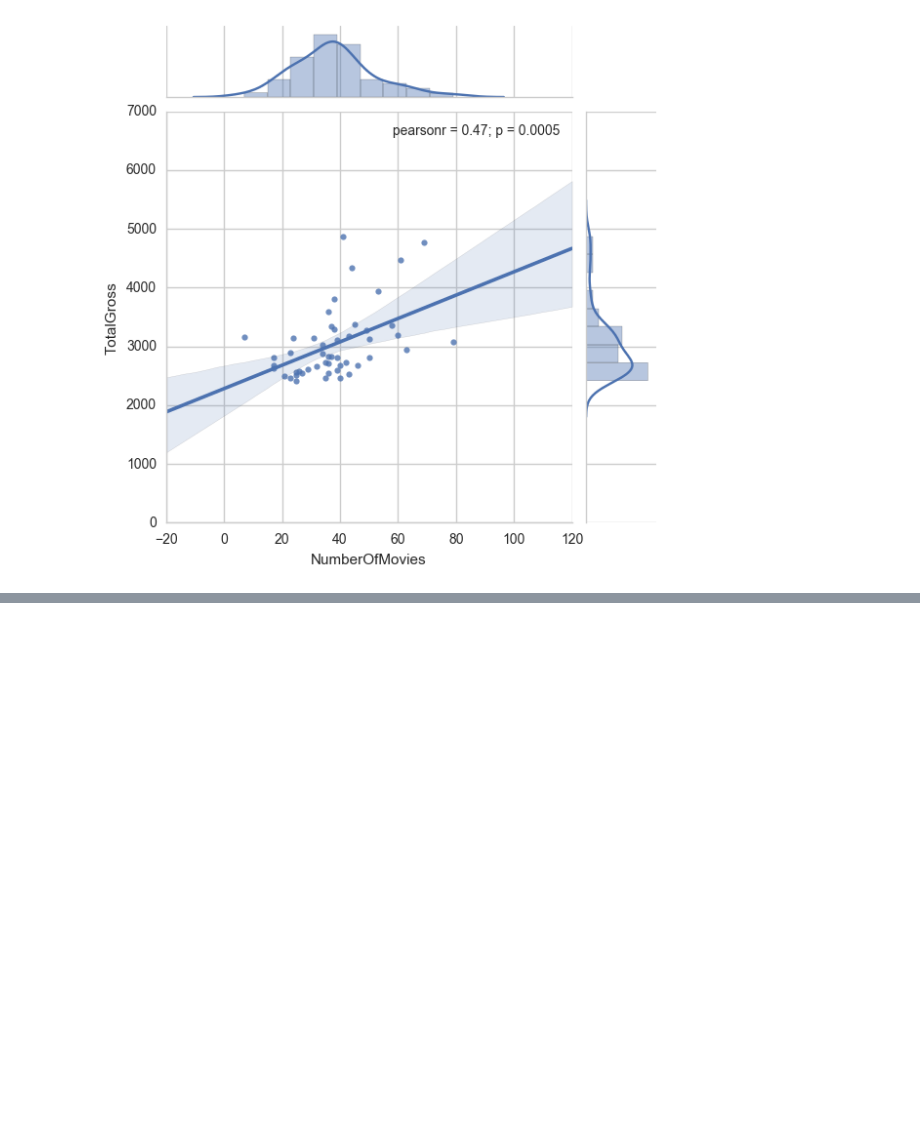
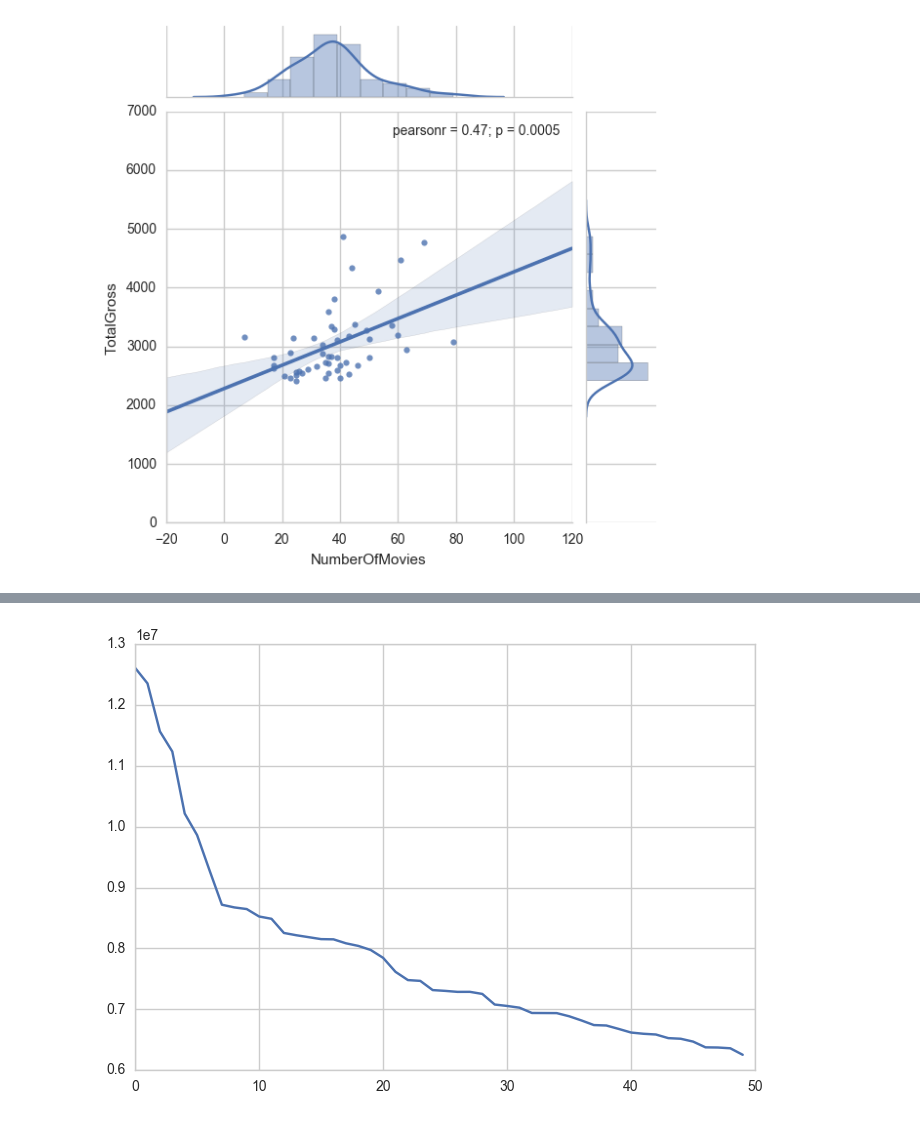
Before and after one commit to omoju/Fundamentals, a Jupyter notebook: Data/data_ML_LogisticRegression.ipynb, the cells around one changed output, grey strips where cells are left out. Saved outputs shown, nothing was run; the diff lists cells and outputs as text; code cells hidden in the pictures; blank space fills up the shorter version.

```diff
--- a/Data/data_ML_LogisticRegression.ipynb
+++ b/Data/data_ML_LogisticRegression.ipynb
@@ -189,7 +169,7 @@ class LinearRegression():
         True or false depending if gradient descent should be used when training. If
         false then we use batch optimization by least squares.
     """
-    def __init__(self, n_iterations=100, learning_rate=0.001, gradient_descent=True):
+    def __init__(self, n_iterations=100, learning_rate=0.001, gradient_descent=False):
         self.w = None
         self.n_iterations = n_iterations
         self.learning_rate = learning_rate
@@ -207,6 +187,7 @@ class LinearRegression():
             for _ in range(self.n_iterations):
                 # Gradient of squared loss w.r.t the weights
                 w_gradient = X.T.dot(X.dot(self.w) - y)
+                print(w_gradient)
                 # Move against the gradient to minimize loss
                 self.w -= self.learning_rate * w_gradient
         # Get weights by least squares (by pseudoinverse)
@@ -216,6 +197,8 @@ class LinearRegression():
             X_sq_inv = V.dot(np.linalg.pinv(S)).dot(U.T)
             self.w = X_sq_inv.dot(X.T).dot(y)
 
+        return(self.w)
+
     def predict(self, X):
         # Insert constant ones for bias weights
         X = np.insert(X, 0, 1, axis=1)
@@ -300,0 +224,8 @@ y_test
+# %%
+reg_line = []
+for i in range(len(XX)):
+    reg_line.append(XX[i].T.dot(reg_weights))
+
+pyplt.plot(reg_line);
+# %% [output]
+[figure, added]
```
Also changed, not shown: parts of 13 cells of this notebook.
